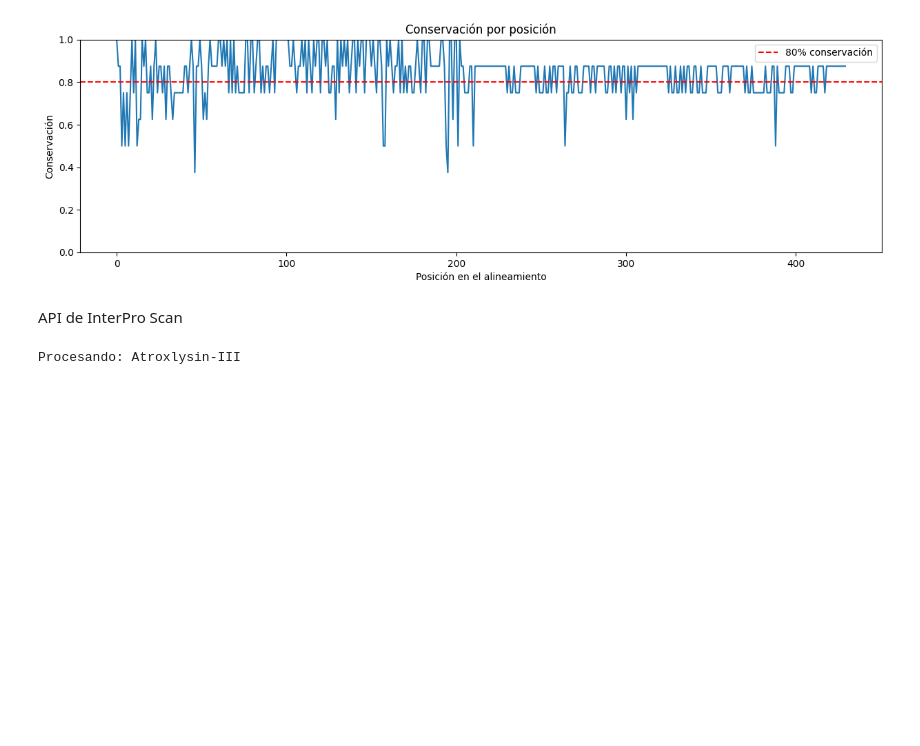
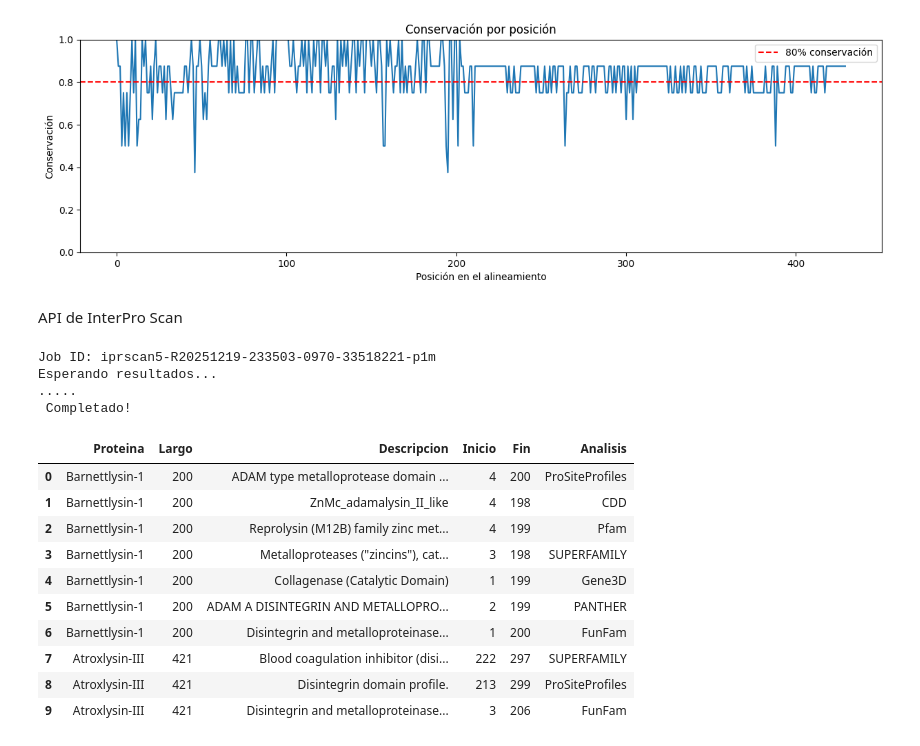
Before and after one commit to Jotavenom/Proyecto-Bioinfo, a Jupyter notebook: Proyecto_Analisis_de_SVMPs_III.ipynb, the cells around one changed output. Saved outputs shown, nothing was run; the diff lists cells and outputs as text; code cells hidden in the pictures; blank space fills up the shorter version.

```diff
--- a/Proyecto_Analisis_de_SVMPs_III.ipynb
+++ b/Proyecto_Analisis_de_SVMPs_III.ipynb
@@ -145,32 +143,68 @@ import requests
 import time
 from Bio import SeqIO
 
-secuencias = SeqIO.parse("Homologas Maduro Outgroup.fasta", "fasta")
 
-for secuencia in secuencias:
-    seq_str = str(secuencia.seq)
+secuencias = list(SeqIO.parse("Homologas Maduro Outgroup.fasta", "fasta"))
 
-    url = "https://www.ebi.ac.uk/Tools/services/rest/iprscan5/run"
-    params = {
-        'email': 'jmantilla.symbiotech@gmail.com',
-        'sequence': seq_str,
-        'appl': 'Pfam,PANTHER,SMART'
-    }
 
-    response = requests.post(url, data=params)
-    job_id = response.text
+multifasta = "\n".join([f">{s.id}\n{s.seq}" for s in secuencias])
 
-    print(f"Procesando: {secuencia.id}")
+url = "https://www.ebi.ac.uk/Tools/services/rest/iprscan5/run"
+params = {
+    'email': 'Jmantilla.symbiotech@gmail.com',
+    'sequence': multifasta,
+}
 
-    status_url = f"https://www.ebi.ac.uk/Tools/services/rest/iprscan5/status/{job_id}"
-    while requests.get(status_url).text != 'FINISHED':
-        time.sleep(10)
+response = requests.post(url, data=params)
+job_id = response.text
 
-    result_url = f"https://www.ebi.ac.uk/Tools/services/rest/iprscan5/result/{job_id}/tsv"
-    resultado = requests.get(result_url).text
+print(f"Job ID: {job_id}")
+print("Esperando resultados...")
 
-    print(f"\nResultados para {secuencia.id}:")
-    print(resultado)
-    print("\n" + "="*50 + "\n")
+status_url = f"https://www.ebi.ac.uk/Tools/services/rest/iprscan5/status/{job_id}"
+
+while requests.get(status_url).text != 'FINISHED':
+    print(".", end="", flush=True)
+    time.sleep(30)
+
+print("\n Completado!")
+
+result_url = f"https://www.ebi.ac.uk/Tools/services/rest/iprscan5/result/{job_id}/tsv"
+resultado = requests.get(result_url).text
+
+
+# Resultados
+with open("interproscan_results.tsv", "w") as f:
+    f.write(resultado)
 # %% [output]
-Procesando: Atroxlysin-III
+Job ID: iprscan5-R20251219-233503-0970-33518221-p1m
+Esperando resultados...
+.....
+ Completado!
+# %%
+import pandas as pd
+
+df_dominios = pd.read_csv("interproscan_results.tsv", sep='\t', header=None, comment='#')
+
+# Asignar nombres a las 15 columnas
+df_dominios.columns = ['Proteina', 'MD5', 'Largo', 'Analisis', 'Accesion',
+                       'Descripcion', 'Inicio', 'Fin', 'Score', 'Status',
+                       'Fecha', 'InterPro_Accesion', 'InterPro_Descripcion',
+                       'GO_terms', 'Pathways']
+
+# Quedarnos solo con columnas importantes
+df_dominios = df_dominios[['Proteina', 'Largo', 'Descripcion', 'Inicio', 'Fin', 'Analisis']]
+
+df_dominios.head(10)
+# %% [output]
+|  | Proteina | Largo | Descripcion | Inicio | Fin | Analisis |
+| 0 | Barnettlysin-1 | 200 | ADAM type metalloprotease domain ... | 4 | 200 | ProSiteProfiles |
+| 1 | Barnettlysin-1 | 200 | ZnMc_adamalysin_II_like | 4 | 198 | CDD |
+| 2 | Barnettlysin-1 | 200 | Reprolysin (M12B) family zinc met... | 4 | 199 | Pfam |
+| 3 | Barnettlysin-1 | 200 | Metalloproteases ("zincins"), cat... | 3 | 198 | SUPERFAMILY |
+| 4 | Barnettlysin-1 | 200 | Collagenase (Catalytic Domain) | 1 | 199 | Gene3D |
+| 5 | Barnettlysin-1 | 200 | ADAM A DISINTEGRIN AND METALLOPRO... | 2 | 199 | PANTHER |
+| 6 | Barnettlysin-1 | 200 | Disintegrin and metalloproteinase... | 1 | 200 | FunFam |
+| 7 | Atroxlysin-III | 421 | Blood coagulation inhibitor (disi... | 222 | 297 | SUPERFAMILY |
+| 8 | Atroxlysin-III | 421 | Disintegrin domain profile. | 213 | 299 | ProSiteProfiles |
+| 9 | Atroxlysin-III | 421 | Disintegrin and metalloproteinase... | 3 | 206 | FunFam |
```
Also changed, not shown: parts of 3 cells of this notebook.
